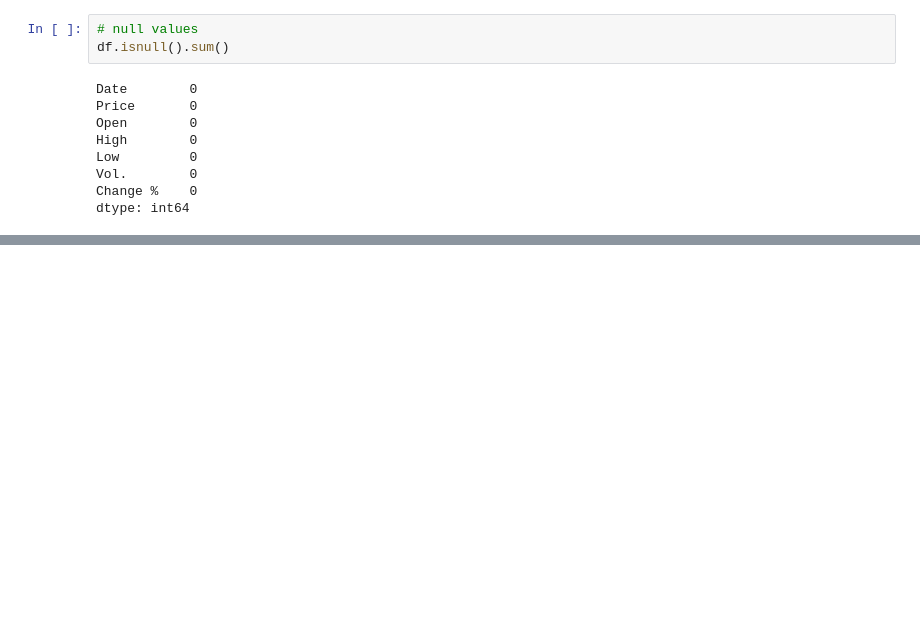
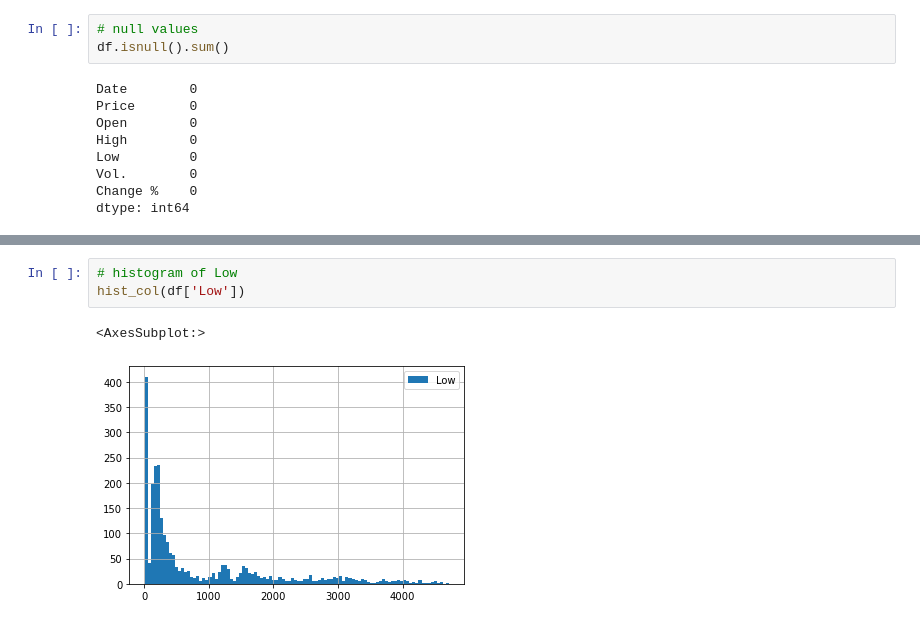
Before and after one commit to jamesjhjung/Ethereum-Prediction-Model, a Jupyter notebook: EDA.ipynb, the cells around one changed output, grey strips where cells are left out. Saved outputs shown, nothing was run; the diff lists cells and outputs as text; blank space fills up the shorter version.

```diff
--- a/EDA.ipynb
+++ b/EDA.ipynb
@@ -130,0 +179,6 @@ df['Price'].hist(bins = 100, legend = True)
+# %%
+# histogram of Low
+hist_col(df['Low'])
+# %% [output]
+<AxesSubplot:>
+[figure, added]
```
Also changed, not shown: parts of 10 cells of this notebook.
